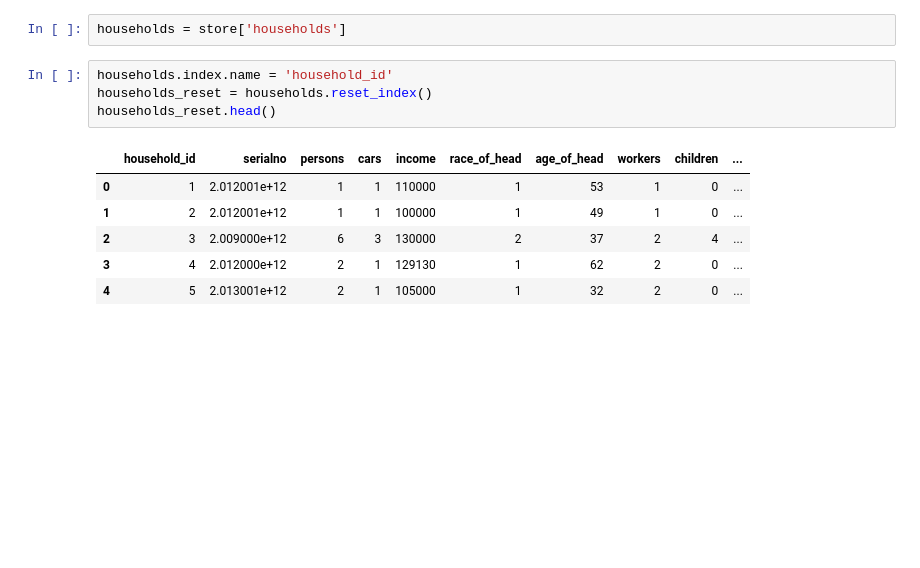
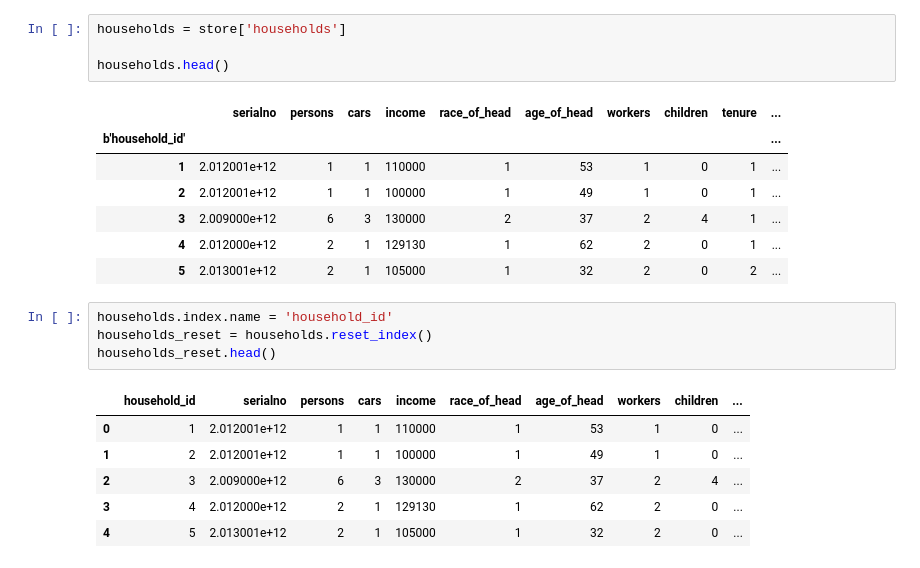
Before and after one commit to ual/ual_model_workspace, a Jupyter notebook: spring-2019-models/notebooks-amelia/urbansim to polaris data.ipynb, the cells around one changed output. Saved outputs shown, nothing was run; the diff lists cells and outputs as text; blank space fills up the shorter version.

```diff
--- a/spring-2019-models/notebooks-amelia/urbansim to polaris data.ipynb
+++ b/spring-2019-models/notebooks-amelia/urbansim to polaris data.ipynb
@@ -6,5 +24,15 @@ store = pd.HDFStore('model_data.h5')
 # %%
 households = store['households']
+
+households.head()
+# %% [output]
+|  | serialno | persons | cars | income | race_of_head | age_of_head | workers | children | tenure | ... |
+| b'household_id' |  |  |  |  |  |  |  |  |  | ... |
+| 1 | 2.012001e+12 | 1 | 1 | 110000 | 1 | 53 | 1 | 0 | 1 | ... |
+| 2 | 2.012001e+12 | 1 | 1 | 100000 | 1 | 49 | 1 | 0 | 1 | ... |
+| 3 | 2.009000e+12 | 6 | 3 | 130000 | 2 | 37 | 2 | 4 | 1 | ... |
+| 4 | 2.012000e+12 | 2 | 1 | 129130 | 1 | 62 | 2 | 0 | 1 | ... |
+| 5 | 2.013001e+12 | 2 | 1 | 105000 | 1 | 32 | 2 | 0 | 2 | ... |
 # %%
 households.index.name = 'household_id'
 households_reset = households.reset_index()
```
Also changed, not shown: parts of 24 cells of this notebook.
